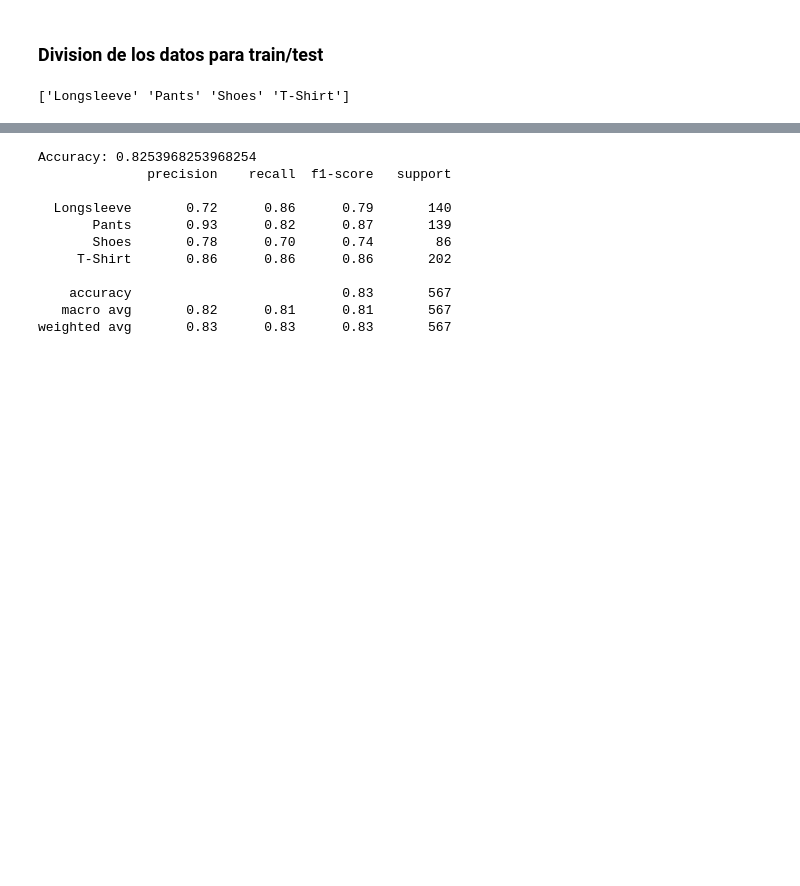
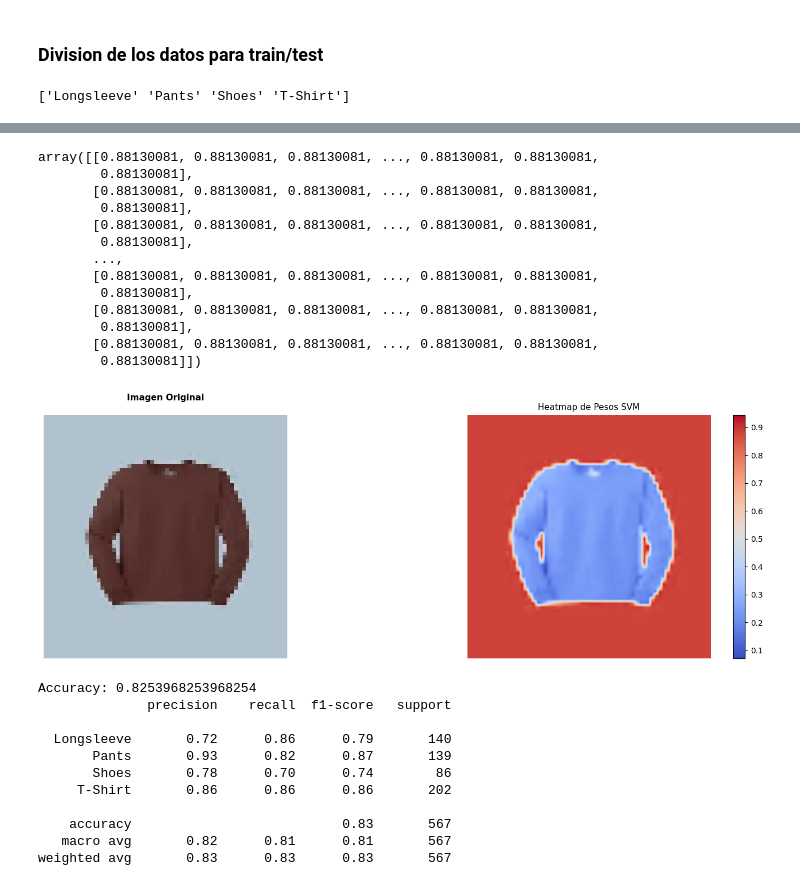
Before and after one commit to JustinLucero07/AprendizajePractica3, a Jupyter notebook: Comparacion_modelos_SVM_CNN.ipynb, the cells around one changed output, grey strips where cells are left out. Cells and saved outputs as stored; diff of their text form; code cells hidden in the pictures; blank space fills up the shorter version.

Commit message:
Se crea metodos para explicar los datos, falta texto

```diff
--- a/Comparacion_modelos_SVM_CNN.ipynb
+++ b/Comparacion_modelos_SVM_CNN.ipynb
@@ -160,3 +201,47 @@ y_pred = svm.predict(X_test_pca)
+# %%
+def explicar_con_pesos_svm(img, img_flat, svm_model, title=""):
+
+    importancia = img_flat.copy()
+
+    # Reshape a imagen
+    importancia_img = importancia.reshape(64, 64, 3)
+
+    # Normalizar para visualización
+    importancia_abs = np.abs(importancia_img)
+    importancia_norm = (importancia_abs - importancia_abs.min()) / (importancia_abs.max() - importancia_abs.min() + 1e-10)
+
+    # Crear heatmap (promedio de canales)
+    heatmap = np.mean(importancia_norm, axis=2)
+
+    # Visualizar
+    fig, axes = plt.subplots(1, 2, figsize=(10, 5))
+
+    axes[0].imshow(img)
+    axes[0].set_title(f"Imagen Original\n{title}", fontsize=11, fontweight='bold')
+    axes[0].axis('off')
+
+    im = axes[1].imshow(heatmap, cmap='coolwarm', interpolation='bilinear')
+    axes[1].set_title("Heatmap de Pesos SVM", fontsize=11)
+    axes[1].axis('off')
+    plt.colorbar(im, ax=axes[1], fraction=0.046)
+    plt.tight_layout()
+    return heatmap
+explicar_con_pesos_svm(img=imgOrg,img_flat=a,svm_model=svm)
+# %% [output]
+array([[0.88130081, 0.88130081, 0.88130081, ..., 0.88130081, 0.88130081,
+        0.88130081],
+       [0.88130081, 0.88130081, 0.88130081, ..., 0.88130081, 0.88130081,
+        0.88130081],
+       [0.88130081, 0.88130081, 0.88130081, ..., 0.88130081, 0.88130081,
+        0.88130081],
+       ...,
+       [0.88130081, 0.88130081, 0.88130081, ..., 0.88130081, 0.88130081,
+        0.88130081],
+       [0.88130081, 0.88130081, 0.88130081, ..., 0.88130081, 0.88130081,
+        0.88130081],
+       [0.88130081, 0.88130081, 0.88130081, ..., 0.88130081, 0.88130081,
+        0.88130081]])
+[figure, added]
 # %%
 print("Accuracy:", accuracy_score(y_test, y_pred))
 print(classification_report(y_test, y_pred, target_names=le.classes_))
```
Also changed, not shown: parts of 21 cells of this notebook, 1 other file.
